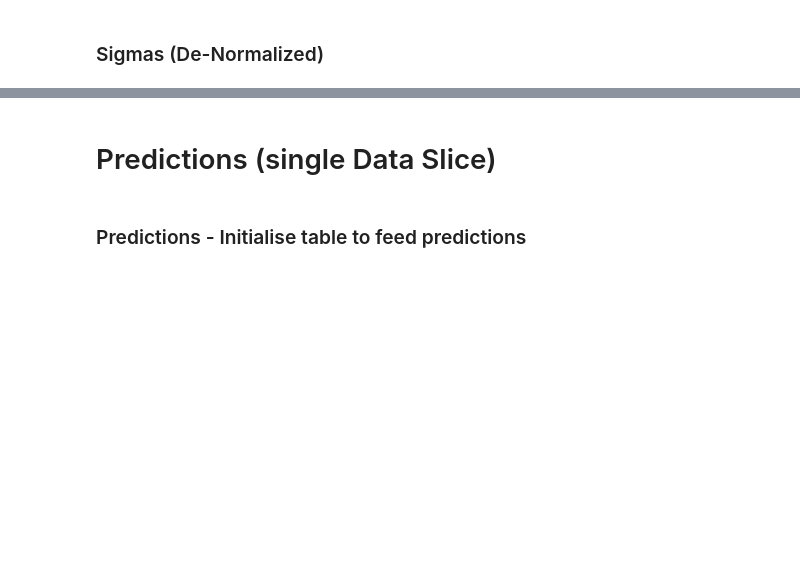
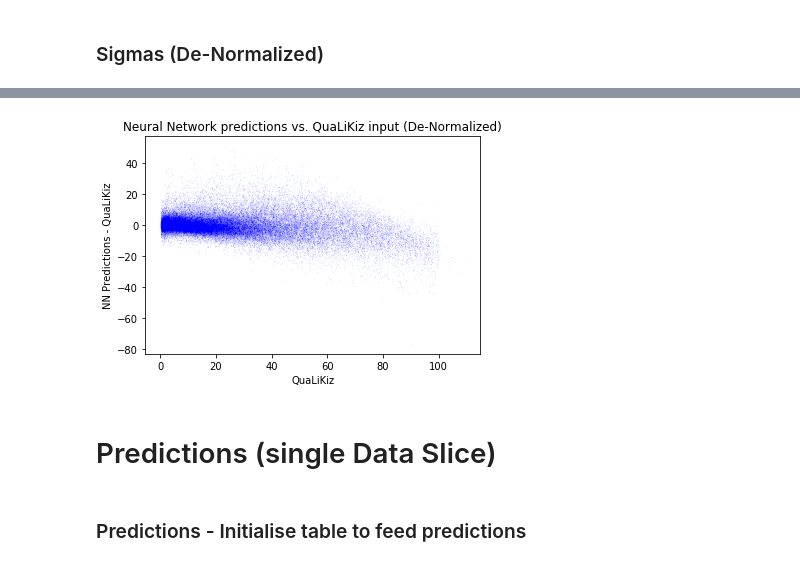
Before and after one commit to Dan-Schaefer/IPP-Neural-Networks, a Jupyter notebook: Plotting/2018-07-31_Plotting-Run0067-Copy1.ipynb, the cells around one changed output, grey strips where cells are left out. Saved outputs shown, nothing was run; the diff lists cells and outputs as text; code cells hidden in the pictures; blank space fills up the shorter version.

```diff
--- a/Plotting/2018-07-31_Plotting-Run0067-Copy1.ipynb
+++ b/Plotting/2018-07-31_Plotting-Run0067-Copy1.ipynb
@@ -380,3 +373,11 @@ plt.show()
+# %%
+plt.plot(y_test_deNormalized_np_array, predictions_global_deNormalized - y_test_deNormalized_np_array, 'b.', ms = 0.1, alpha=0.5)
+plt.title('Neural Network predictions vs. QuaLiKiz input (De-Normalized)')
+plt.xlabel('QuaLiKiz')
+plt.ylabel('NN Predictions - QuaLiKiz')
+plt.show()
+# %% [output]
+[figure, added]
 # %% [markdown]
 # Predictions (single Data Slice)
 # %% [markdown]
```
Also changed, not shown: parts of 38 cells of this notebook, 23 other files.
